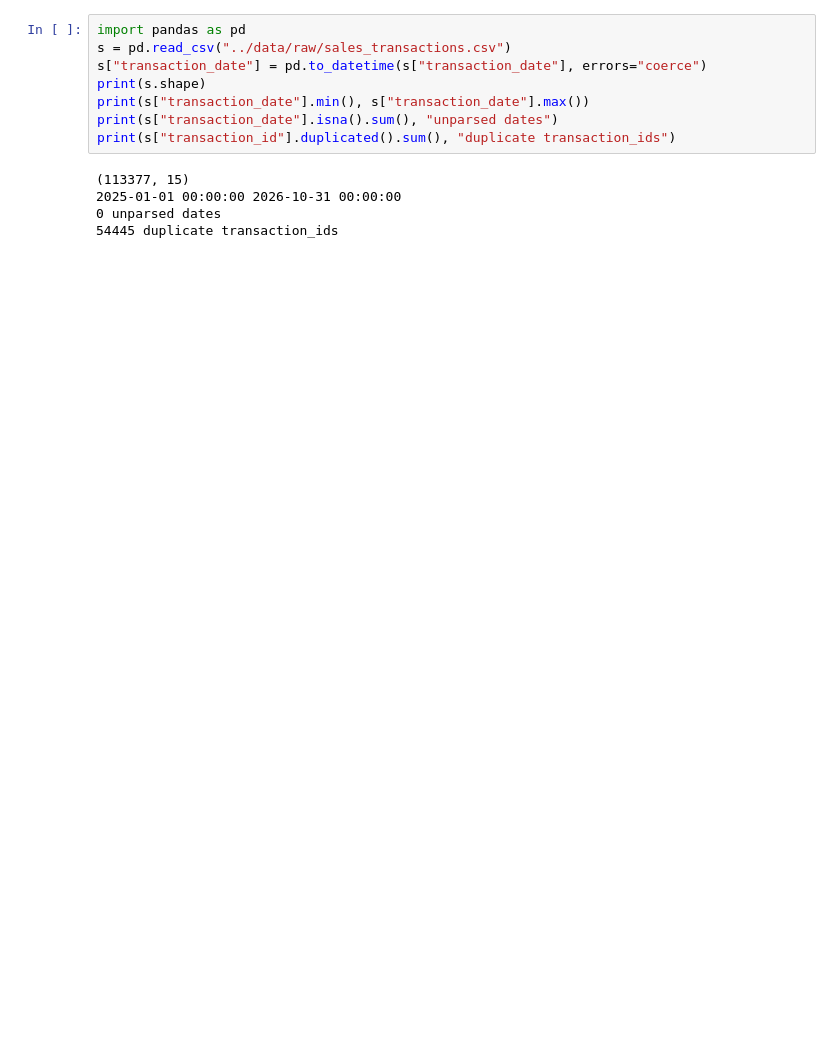
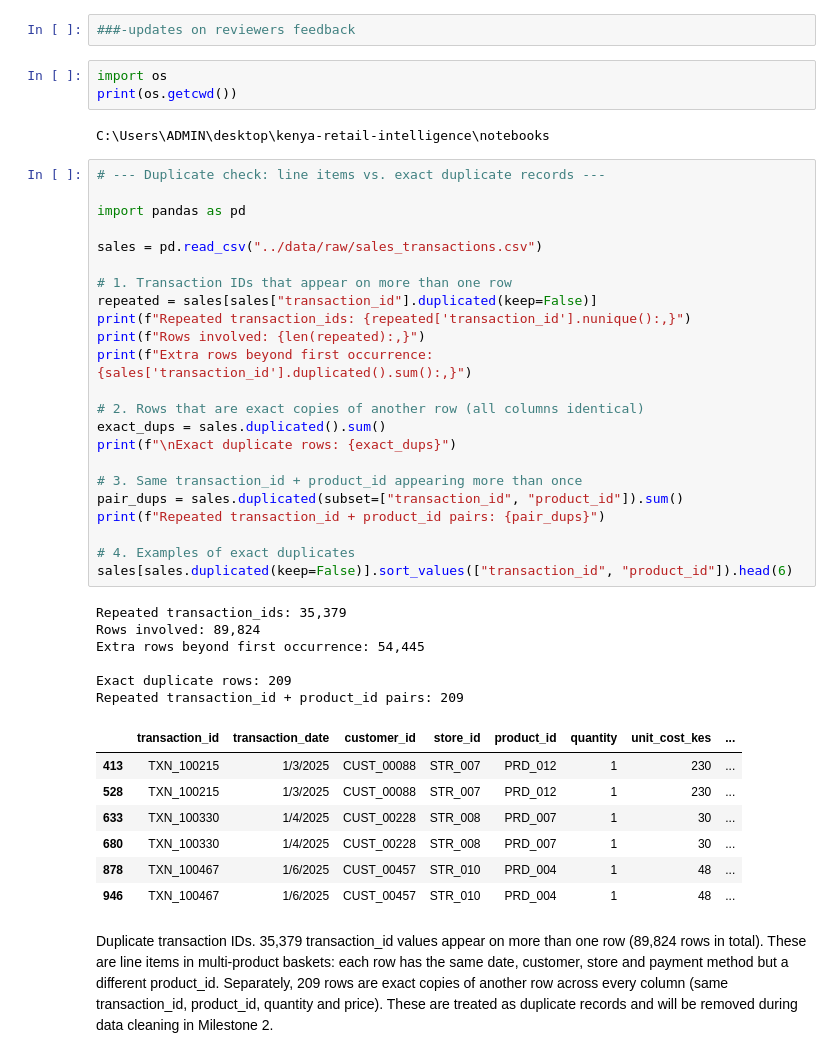
Before and after one commit to samkaruri/kenya-retail-intelligence, a Jupyter notebook: notebooks/01_problem_framing_and_data_acquisition.ipynb, the cells around one changed output. Drawn from its saved outputs; the diff is of its cells as text; blank space fills up the shorter version.

Commit message:
Milestone 1: Address Feedback(dublicate Id note, data provenance, specific success measures, notebook cleanup)

```diff
--- a/notebooks/01_problem_framing_and_data_acquisition.ipynb
+++ b/notebooks/01_problem_framing_and_data_acquisition.ipynb
@@ -163,13 +289,47 @@ OK        kenya_public_holidays.csv: found (98, 3), README says (98, 3)
-# %%
-import pandas as pd
-s = pd.read_csv("../data/raw/sales_transactions.csv")
-s["transaction_date"] = pd.to_datetime(s["transaction_date"], errors="coerce")
-print(s.shape)
-print(s["transaction_date"].min(), s["transaction_date"].max())
-print(s["transaction_date"].isna().sum(), "unparsed dates")
-print(s["transaction_id"].duplicated().sum(), "duplicate transaction_ids")
-# %% [output]
-(113377, 15)
-2025-01-01 00:00:00 2026-10-31 00:00:00
-0 unparsed dates
-54445 duplicate transaction_ids
+# %%
+###-updates on reviewers feedback
+# %%
+import os
+print(os.getcwd())
+# %% [output]
+C:\Users\ADMIN\desktop\kenya-retail-intelligence\notebooks
+# %%
+# --- Duplicate check: line items vs. exact duplicate records ---
+
+import pandas as pd
+
+sales = pd.read_csv("../data/raw/sales_transactions.csv")
+
+# 1. Transaction IDs that appear on more than one row
+repeated = sales[sales["transaction_id"].duplicated(keep=False)]
+print(f"Repeated transaction_ids: {repeated['transaction_id'].nunique():,}")
+print(f"Rows involved: {len(repeated):,}")
+print(f"Extra rows beyond first occurrence: {sales['transaction_id'].duplicated().sum():,}")
+
+# 2. Rows that are exact copies of another row (all columns identical)
+exact_dups = sales.duplicated().sum()
+print(f"\nExact duplicate rows: {exact_dups}")
+
+# 3. Same transaction_id + product_id appearing more than once
+pair_dups = sales.duplicated(subset=["transaction_id", "product_id"]).sum()
+print(f"Repeated transaction_id + product_id pairs: {pair_dups}")
+
+# 4. Examples of exact duplicates
+sales[sales.duplicated(keep=False)].sort_values(["transaction_id", "product_id"]).head(6)
+# %% [output]
+Repeated transaction_ids: 35,379
+Rows involved: 89,824
+Extra rows beyond first occurrence: 54,445
+
+Exact duplicate rows: 209
+Repeated transaction_id + product_id pairs: 209
+|  | transaction_id | transaction_date | customer_id | store_id | product_id | quantity | unit_cost_kes | ... |
+| 413 | TXN_100215 | 1/3/2025 | CUST_00088 | STR_007 | PRD_012 | 1 | 230 | ... |
+| 528 | TXN_100215 | 1/3/2025 | CUST_00088 | STR_007 | PRD_012 | 1 | 230 | ... |
+| 633 | TXN_100330 | 1/4/2025 | CUST_00228 | STR_008 | PRD_007 | 1 | 30 | ... |
+| 680 | TXN_100330 | 1/4/2025 | CUST_00228 | STR_008 | PRD_007 | 1 | 30 | ... |
+| 878 | TXN_100467 | 1/6/2025 | CUST_00457 | STR_010 | PRD_004 | 1 | 48 | ... |
+| 946 | TXN_100467 | 1/6/2025 | CUST_00457 | STR_010 | PRD_004 | 1 | 48 | ... |
+# %% [markdown]
+Duplicate transaction IDs.
+35,379 transaction_id values appear on more than one row (89,824 rows in total). These are line items in multi-product baskets: each row has the same date, customer, store and payment method but a different product_id. Separately, 209 rows are exact copies of another row across every column (same transaction_id, product_id, quantity and price). These are treated as duplicate records and will be removed during data cleaning in Milestone 2.
```
Also changed, not shown: parts of 4 cells of this notebook, 1 other file.
